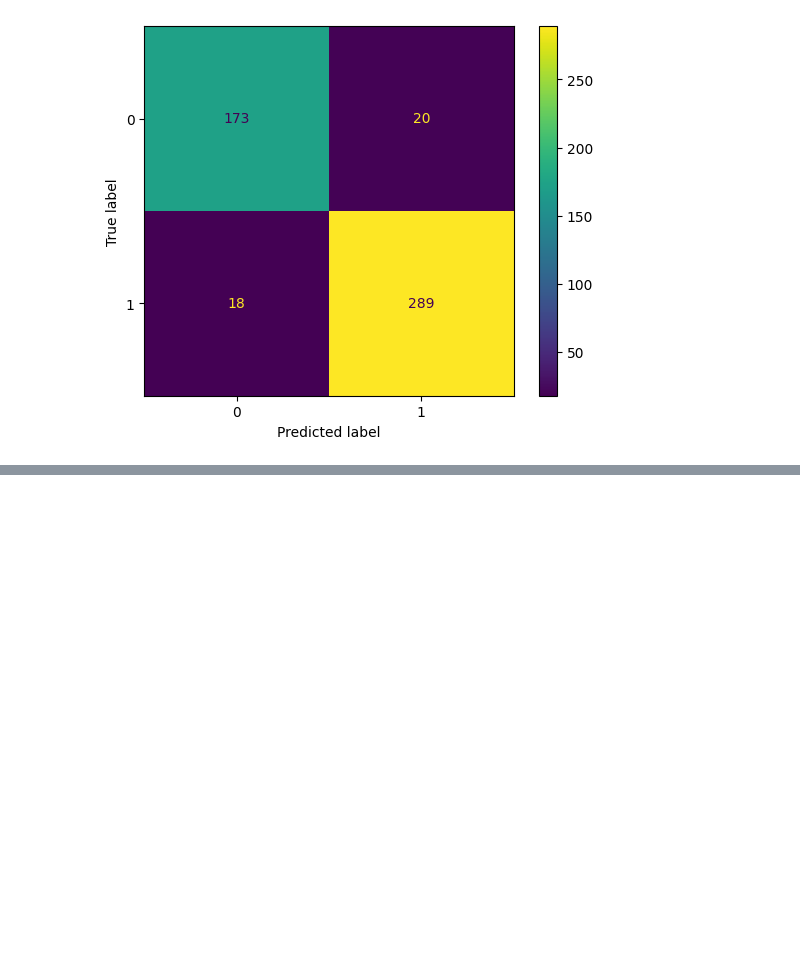
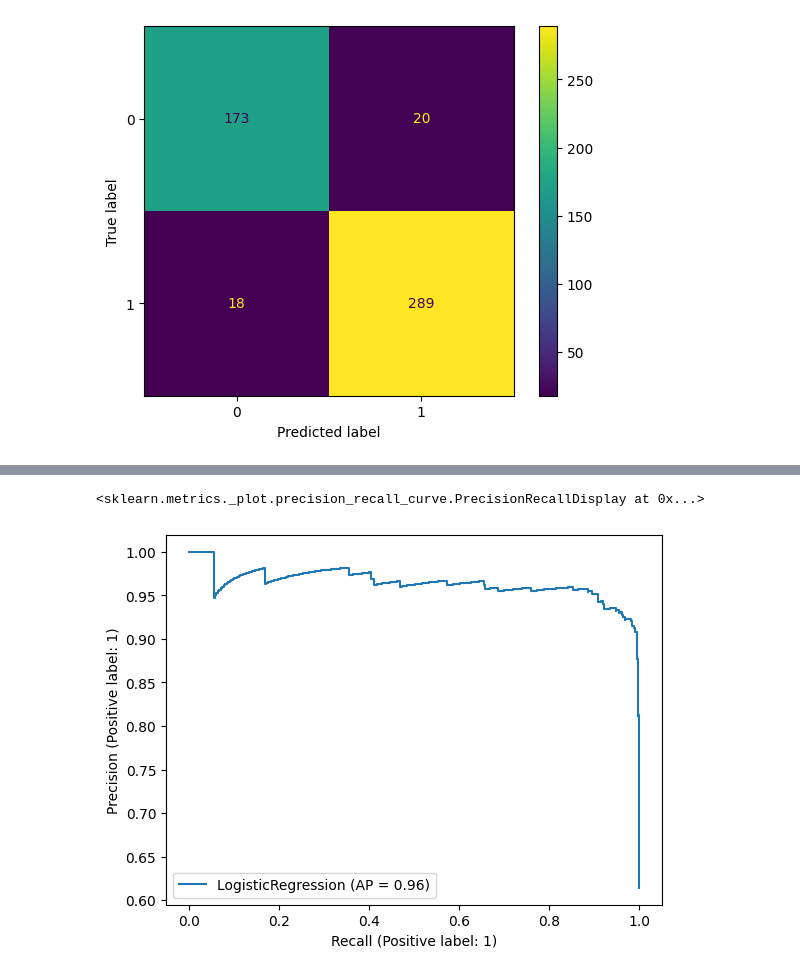
Before and after one commit to devdivyansh522399/ML_CLASS, a Jupyter notebook: Logistic Regression/simplelogistic.ipynb, the cells around one changed output, grey strips where cells are left out. Saved outputs shown, nothing was run; the diff lists cells and outputs as text; code cells hidden in the pictures; blank space fills up the shorter version.

```diff
--- a/Logistic Regression/simplelogistic.ipynb
+++ b/Logistic Regression/simplelogistic.ipynb
@@ -227,0 +256,5 @@ plot_confusion_matrix(log_model, scaled_x_test, y_test)
+# %%
+plot_precision_recall_curve(log_model, scaled_x_test, y_test)
+# %% [output]
+<sklearn.metrics._plot.precision_recall_curve.PrecisionRecallDisplay at 0x...>
+[figure, added]
```
Also changed, not shown: parts of 6 cells of this notebook, 2 other files.
